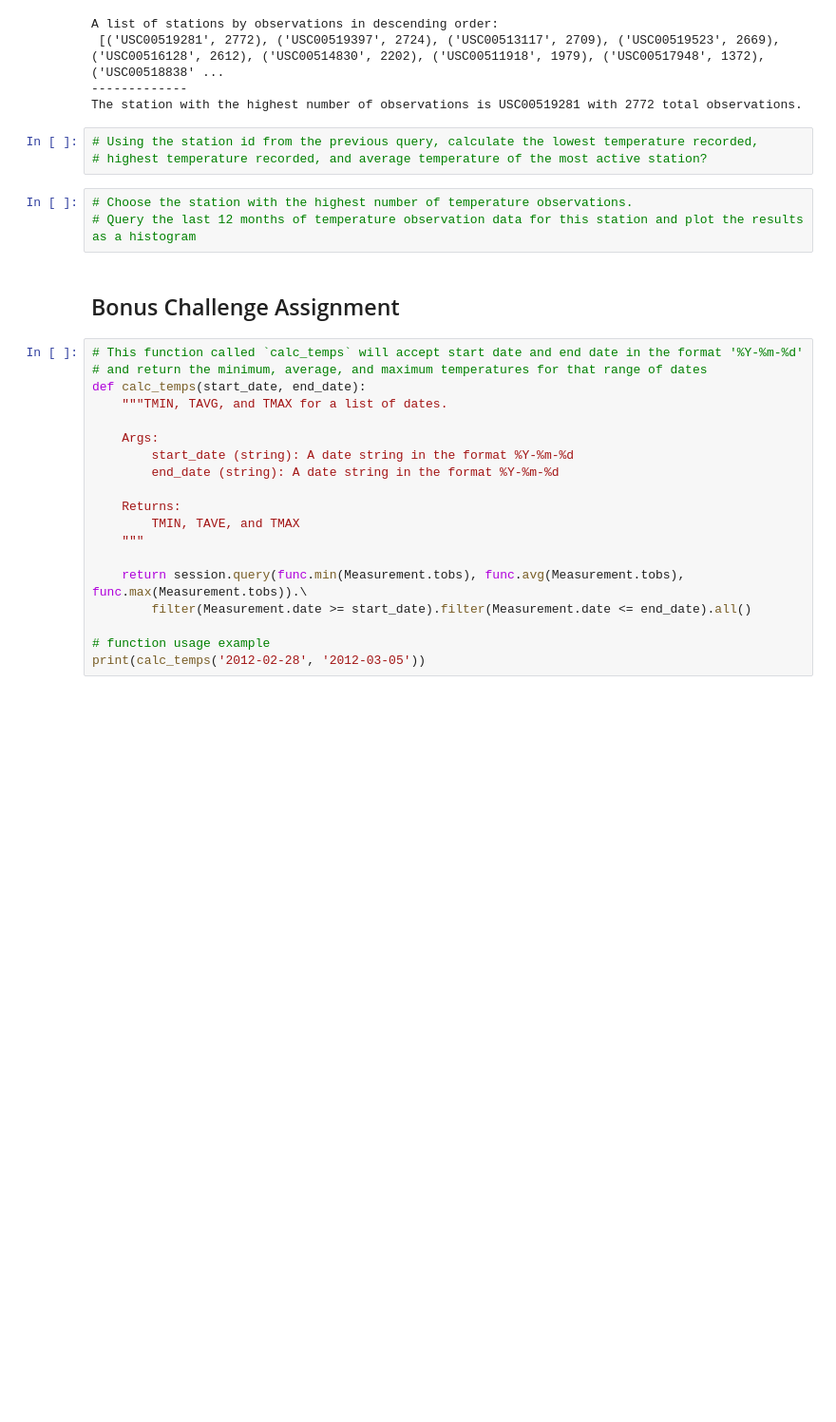
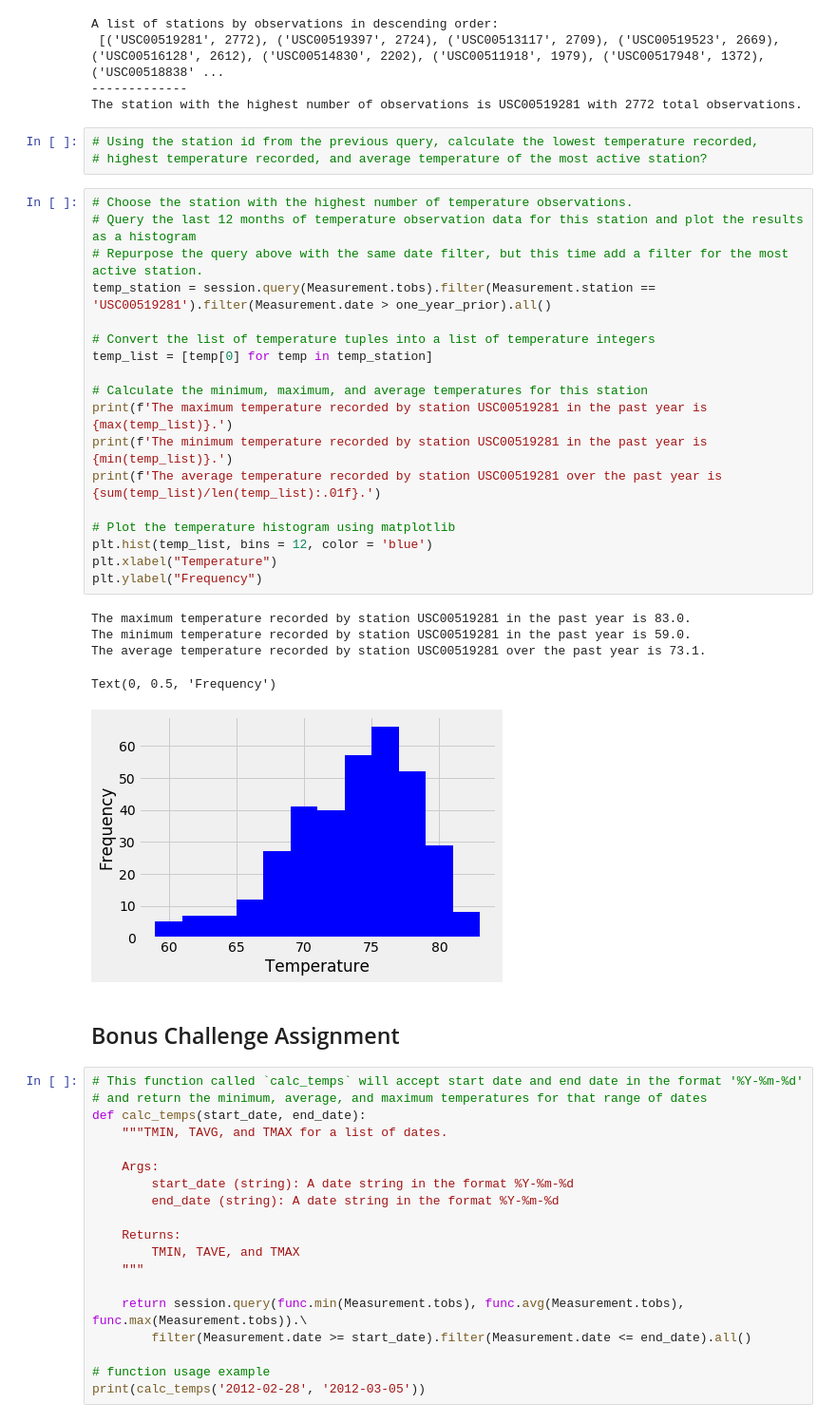
Before and after one commit to jgabunilas/sqlalchemy-challenge, a Jupyter notebook: climate_starter.ipynb, the cells around one changed output. Shown at 95% size. Cells and saved outputs as stored; diff of their text form; blank space fills up the shorter version.

```diff
--- a/climate_starter.ipynb
+++ b/climate_starter.ipynb
@@ -178,9 +178,30 @@ The station with the highest number of observations is USC00519281 with 2772 tot
 # %%
 # Using the station id from the previous query, calculate the lowest temperature recorded,
 # highest temperature recorded, and average temperature of the most active station?
-# %%
-# Choose the station with the highest number of temperature observations.
-# Query the last 12 months of temperature observation data for this station and plot the results as a histogram
+# %%
+# Choose the station with the highest number of temperature observations.
+# Query the last 12 months of temperature observation data for this station and plot the results as a histogram
+# Repurpose the query above with the same date filter, but this time add a filter for the most active station.
+temp_station = session.query(Measurement.tobs).filter(Measurement.station == 'USC00519281').filter(Measurement.date > one_year_prior).all()
+
+# Convert the list of temperature tuples into a list of temperature integers
+temp_list = [temp[0] for temp in temp_station]
+
+# Calculate the minimum, maximum, and average temperatures for this station
+print(f'The maximum temperature recorded by station USC00519281 in the past year is {max(temp_list)}.')
+print(f'The minimum temperature recorded by station USC00519281 in the past year is {min(temp_list)}.')
+print(f'The average temperature recorded by station USC00519281 over the past year is {sum(temp_list)/len(temp_list):.01f}.')
+
+# Plot the temperature histogram using matplotlib
+plt.hist(temp_list, bins = 12, color = 'blue')
+plt.xlabel("Temperature")
+plt.ylabel("Frequency")
+# %% [output]
+The maximum temperature recorded by station USC00519281 in the past year is 83.0.
+The minimum temperature recorded by station USC00519281 in the past year is 59.0.
+The average temperature recorded by station USC00519281 over the past year is 73.1.
+Text(0, 0.5, 'Frequency')
+[figure, added]
 # %% [markdown]
 ## Bonus Challenge Assignment
 # %%
```
Also changed, not shown: 2 other files.
